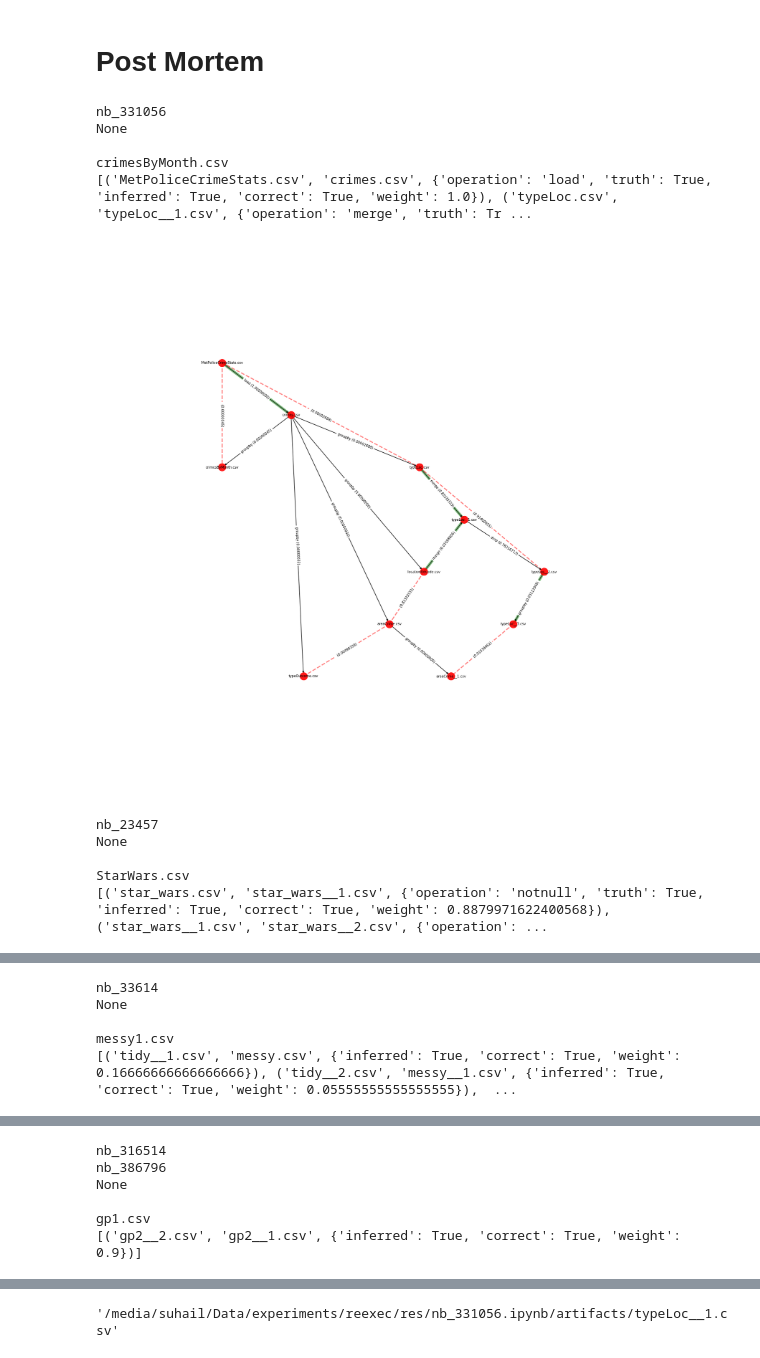
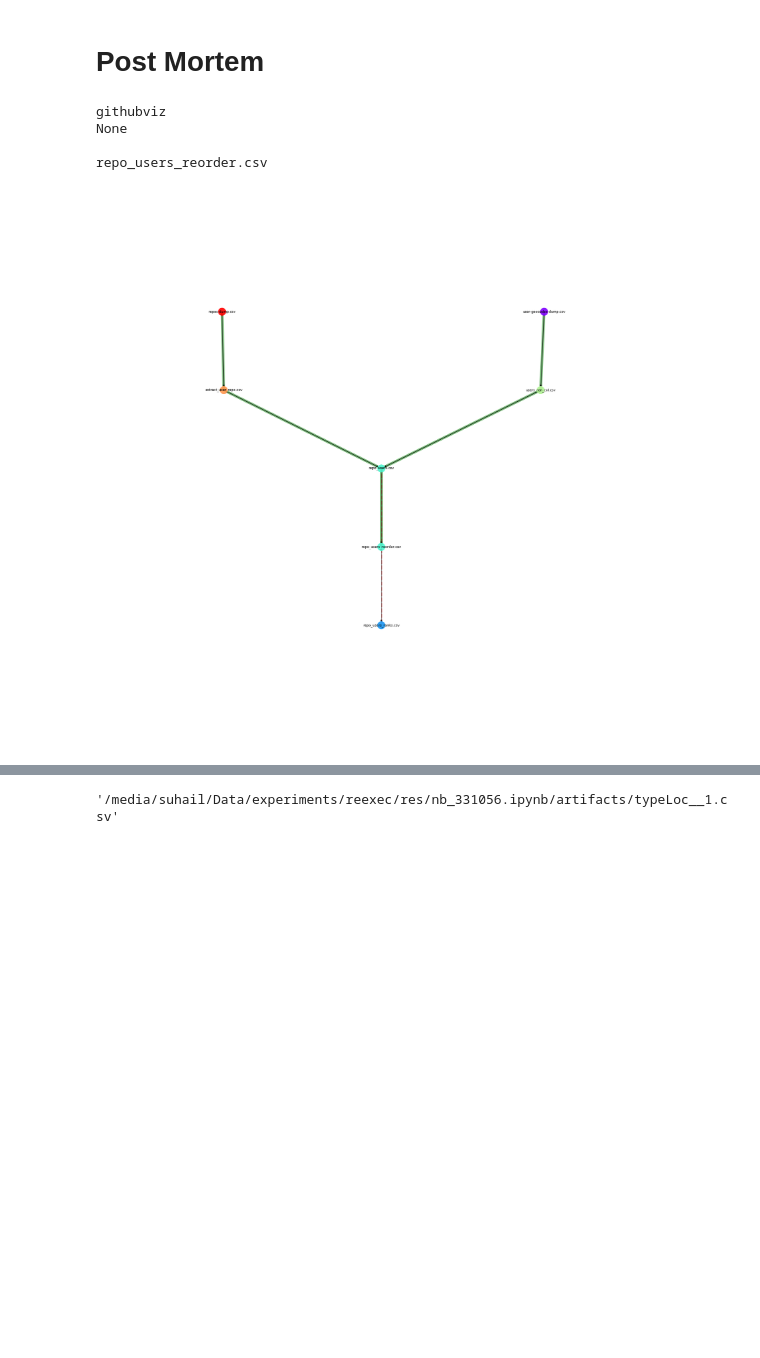
Before and after one commit to suhailrehman/relic, a Jupyter notebook: primitives/python/experiment_analysis.ipynb, the cells around one changed output, grey strips where cells are left out. Cells and saved outputs as stored; diff of their text form; code cells hidden in the pictures; blank space fills up the shorter version.

```diff
--- a/primitives/python/experiment_analysis.ipynb
+++ b/primitives/python/experiment_analysis.ipynb
@@ -58,7 +96,7 @@ base_dir = '/media/suhail/Data/experiments/reexec/res/'
 # %%
 
 def get_graph(nb_name):
-    result_file = base_dir+nb_name+'/'+nb_name+'_gt.pkl'
+    result_file = base_dir+nb_name+'/'+nb_name+'_gt_fixed.pkl'
     return nx.read_gpickle(result_file)
 
 def get_graph_edge_list(nb_name, metric):
@@ -173,26 +227,35 @@ def draw_exp_graph(G, canvas_size=(20, 20), node_size=1500,
 # %%
-def generate_and_draw_graph(nb_name, metric, root=None):
+def generate_and_draw_graph(nb_name, metric, root=None, cluster_dict=None, join_list=None):
     g_truth = get_graph(nb_name)
     g_infered = get_graph_edge_list(nb_name,metric)
     dist = get_distance_matrix(nb_name,metric)
     exp_graph = generate_explaination_graph(g_truth, g_infered, dist)
-    draw_exp_graph(exp_graph, canvas_size=(30,30))
+    plt=draw_exp_graph(exp_graph, canvas_size=(30,30), g_truth=g_truth, root=root,
+                   cluster_dict=cluster_dict, join_list=join_list)
+    plt.savefig(base_dir+nb_name+'/'+nb_name+'_inferred.png')
+    plt.show()
+# %%
+nb_list = [
+    #'nb_331056.ipynb',
+    #'nb_495072.ipynb',
+    #'nb_315236.ipynb',
+    #'churn',
+    'githubviz',
+    #'titanic',
+    #'home-depot'
+]
 # %%
 for nb in nb_list:
     try:
         print(nb)
-        generate_and_draw_graph(nb+'.ipynb','cell')
+        cluster_dict = get_graph_clusters(base_dir+nb+'/inferred/clusters_with_filename.csv')
+        join_list = get_join_candidates(base_dir+nb+'/inferred/join_candidates.csv')
+        generate_and_draw_graph(nb,'cell', cluster_dict=cluster_dict, join_list=None)
     except:
-        pass
+        raise
 # %% [output]
-nb_331056
+githubviz
 None
 
-crimesByMonth.csv
-[('MetPoliceCrimeStats.csv', 'crimes.csv', {'operation': 'load', 'truth': True, 'inferred': True, 'correct': True, 'weight': 1.0}), ('typeLoc.csv', 'typeLoc__1.csv', {'operation': 'merge', 'truth': Tr ...
+repo_users_reorder.csv
-[figure, old version]
+[figure, new version]
-nb_23457
-None
-
-StarWars.csv
-[('star_wars.csv', 'star_wars__1.csv', {'operation': 'notnull', 'truth': True, 'inferred': True, 'correct': True, 'weight': 0.8879971622400568}), ('star_wars__1.csv', 'star_wars__2.csv', {'operation': ...
@@ -200,5 +261,0 @@ StarWars.csv
-nb_33614
-None
-
-messy1.csv
-[('tidy__1.csv', 'messy.csv', {'inferred': True, 'correct': True, 'weight': 0.16666666666666666}), ('tidy__2.csv', 'messy__1.csv', {'inferred': True, 'correct': True, 'weight': 0.05555555555555555}),  ...
@@ -206,6 +261,0 @@ messy1.csv
-nb_316514
-nb_386796
-None
-
-gp1.csv
-[('gp2__2.csv', 'gp2__1.csv', {'inferred': True, 'correct': True, 'weight': 0.9})]
```
Also changed, not shown: parts of 40 cells of this notebook, 8 other files.
